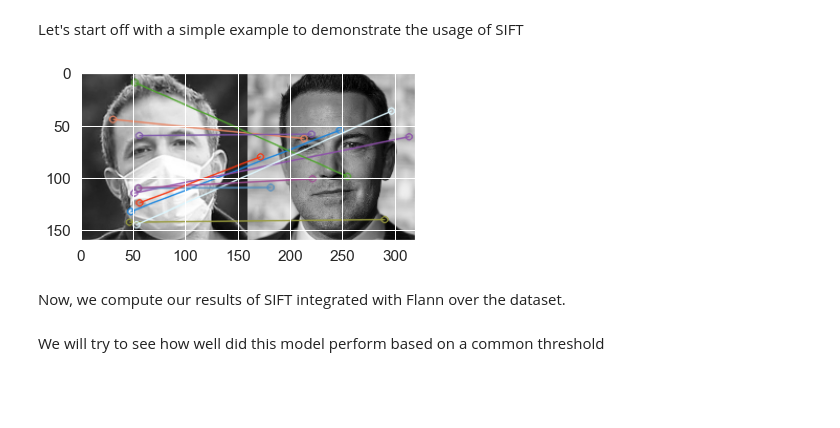
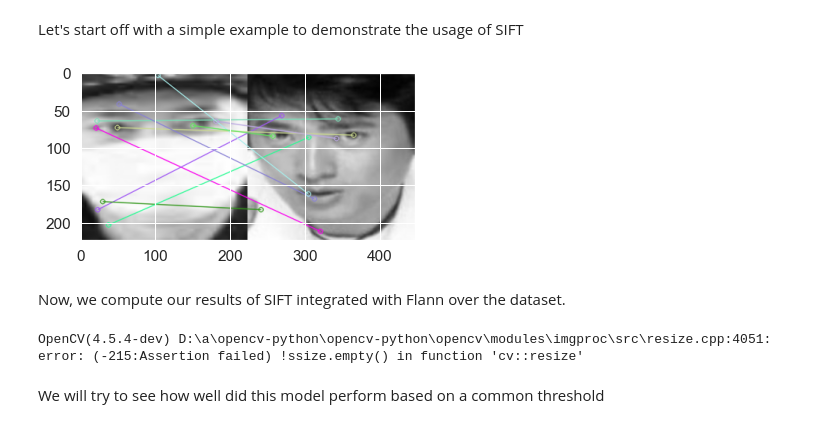
Before and after one commit to ofekari/MaskedFaceDetection, a Jupyter notebook: MaskedFaceDetectionNotebook.ipynb, the cells around one changed output. Cells and saved outputs as stored; diff of their text form; code cells hidden in the pictures; blank space fills up the shorter version.

```diff
--- a/MaskedFaceDetectionNotebook.ipynb
+++ b/MaskedFaceDetectionNotebook.ipynb
@@ -730,0 +717,36 @@ Number of pairs: 1489
+# %%
+import random
+
+def split_pairs(pairs_by_person):
+    all_pairs = []
+    for person, person_pairs in pairs_by_person.items():
+        for pair in person_pairs:
+            masked_path, unmasked_path = pair
+            all_pairs.append((masked_path, unmasked_path, person))
+    random.shuffle(all_pairs)
+
+    pos_pairs = all_pairs[:len(all_pairs) // 2]
+    neg_pairs = []
+    rest = all_pairs[len(all_pairs) // 2:]
+    while len(set([pair[2] for pair in rest])) > 1:
+        i = 0
+        next_rest = []
+        while i < len(rest):
+            if i+1 == len(rest):
+                next_rest.append(rest[-1])
+                break
+            pair1 = rest[i]
+            pair2 = rest[i+1]
+            if pair1[2] != pair2[2]:
+                neg_pairs.append((pair1[0], pair2[1]))
+                neg_pairs.append((pair2[0], pair1[1]))
+            else:
+                next_rest.append(pair1)
+                next_rest.append(pair2)
+            i+=2
+        rest = next_rest
+    pos_pairs += rest
+    pos_pairs = [(pair[0], pair[1]) for pair in pos_pairs]
+    return pos_pairs, neg_pairs
+
+pos_pairs, neg_pairs = split_pairs(all_pairs_by_person)
@@ -992,30 +987,27 @@ We will define the feature descriptor of SIFT and use Flann (fast Knn) to match
 # %% [markdown]
 Let's start off with a simple example to demonstrate the usage of SIFT
 # %%
-person, person_pairs = list(pairs.items())[4]
-index1, index2 = person_pairs[0]
-path1 = BASE_PATH / person / f'{person}_{str(index1).rjust(4, "0")}.png'
-path2 = BASE_PATH / person / f'{person}_{str(index2).rjust(4, "0")}.png'
+masked_path, unmasked_path = pos_pairs[100]
 
-img1 = cv2.imread(str(path1))
-img2 = cv2.imread(str(path2))
+img1 = cv2.resize(cv2.imread(str(masked_path)), (224,224))
+img2 = cv2.resize(cv2.imread(str(unmasked_path)), (224,224))
 
 img1 = cv2.cvtColor(img1, cv2.COLOR_BGR2GRAY)
 img2 = cv2.cvtColor(img2, cv2.COLOR_BGR2GRAY)
 
 
 sift = cv2.xfeatures2d.SIFT_create()
 keypoints_1, descriptors_1 = sift.detectAndCompute(img1,None)
 keypoints_2, descriptors_2 = sift.detectAndCompute(img2,None)
 
 bf = cv2.BFMatcher(cv2.NORM_L1, crossCheck=True)
 matches = bf.match(descriptors_1,descriptors_2)
 
 img3 = cv2.drawMatches(img1,keypoints_1,img2,keypoints_2,matches[:10],None,flags=2)
 plt.imshow(img3)
 plt.show()
 # %% [output]
-[figure, old version]
+[figure, new version]
 # %% [markdown]
 Now, we compute our results of SIFT integrated with Flann over the dataset.
 # %%
@@ -1025,8 +1017,10 @@ index_params = dict(algorithm = FLANN_INDEX_KDTREE, trees = 5)
 search_params = dict(checks=50)
 flann = cv2.FlannBasedMatcher(index_params,search_params)
 
-sift_results = cv_image_matching_knn_positive(sift, flann, pairs)
-sift_results_neg = cv_image_matching_knn_negative(sift, flann)
+sift_results = cv_image_matching_knn(sift, flann, pos_pairs)
+sift_results_neg = cv_image_matching_knn(sift, flann, neg_pairs)
+# %% [output]
+OpenCV(4.5.4-dev) D:\a\opencv-python\opencv-python\opencv\modules\imgproc\src\resize.cpp:4051: error: (-215:Assertion failed) !ssize.empty() in function 'cv::resize'
 # %% [markdown]
 We will try to see how well did this model perform based on a common threshold
 # %%
```
Also changed, not shown: parts of 106 cells of this notebook, 1 other file.
